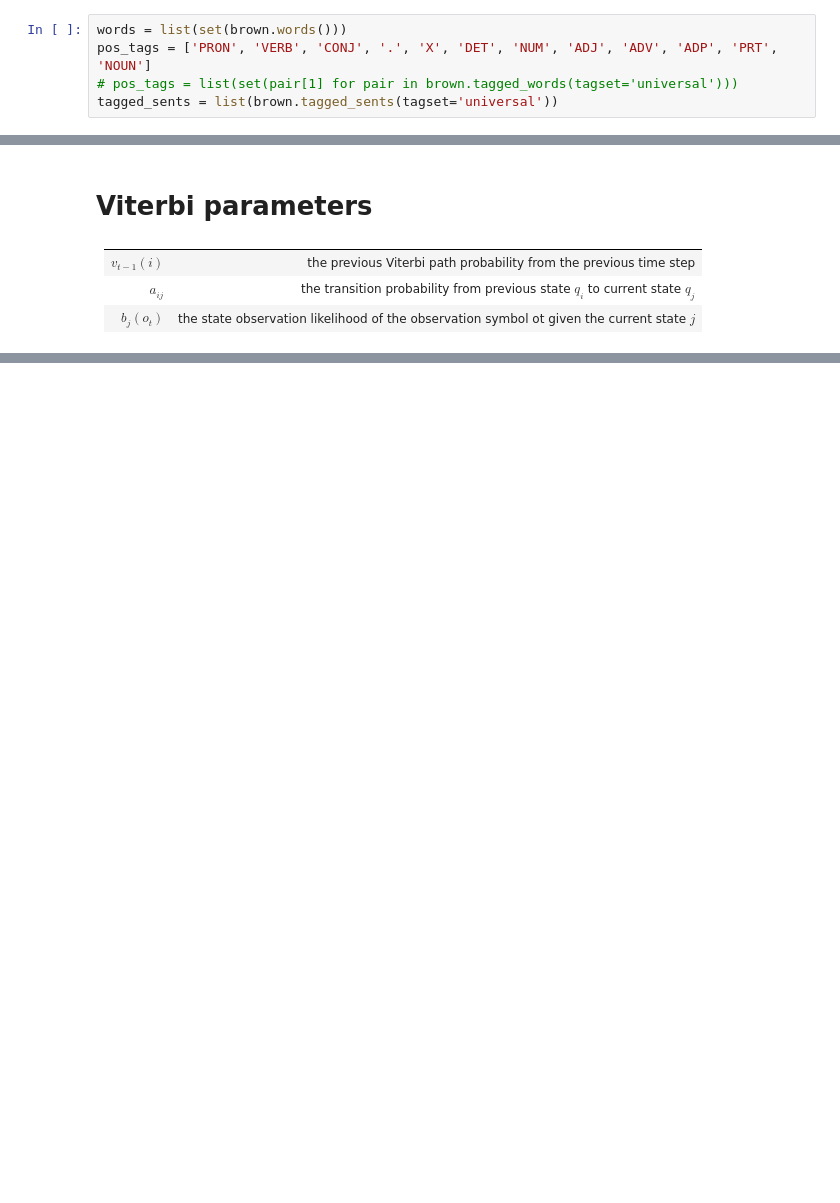
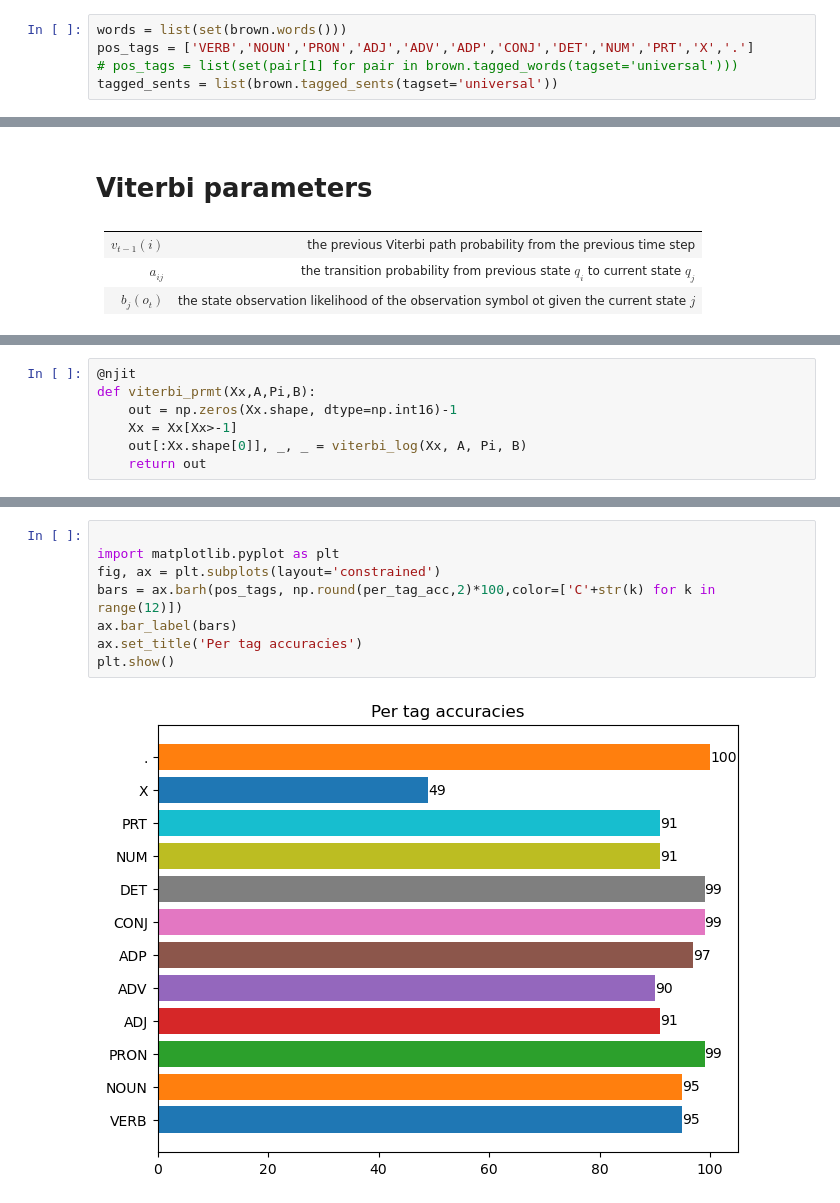
Before and after one commit to Gurupoorna/NLP-tasks, a Jupyter notebook: POS tagging-scratch.ipynb, the cells around one changed output, grey strips where cells are left out. Cells and saved outputs as stored; diff of their text form; blank space fills up the shorter version.

```diff
--- a/POS tagging-scratch.ipynb
+++ b/POS tagging-scratch.ipynb
@@ -24,7 +24,7 @@ $$
 Probability of observing word $o_i$ given the hidden state i.e the tag is $tag_j$ -->
 # %%
 words = list(set(brown.words()))
-pos_tags = ['PRON', 'VERB', 'CONJ', '.', 'X', 'DET', 'NUM', 'ADJ', 'ADV', 'ADP', 'PRT', 'NOUN']
+pos_tags = ['VERB','NOUN','PRON','ADJ','ADV','ADP','CONJ','DET','NUM','PRT','X','.']
 # pos_tags = list(set(pair[1] for pair in brown.tagged_words(tagset='universal')))
 tagged_sents = list(brown.tagged_sents(tagset='universal'))
 # %%
@@ -118,0 +117,7 @@ Do they match ? :  False
+# %%
+@njit
+def viterbi_prmt(Xx,A,Pi,B):
+    out = np.zeros(Xx.shape, dtype=np.int16)-1
+    Xx = Xx[Xx>-1]
+    out[:Xx.shape[0]], _, _ = viterbi_log(Xx, A, Pi, B)
+    return out
@@ -118,0 +169,10 @@ Do they match ? :  False
+# %%
+
+import matplotlib.pyplot as plt
+fig, ax = plt.subplots(layout='constrained')
+bars = ax.barh(pos_tags, np.round(per_tag_acc,2)*100,color=['C'+str(k) for k in range(12)])
+ax.bar_label(bars)
+ax.set_title('Per tag accuracies')
+plt.show()
+# %% [output]
+[figure, added]
```
Also changed, not shown: parts of 5 cells of this notebook, 3 other files.
